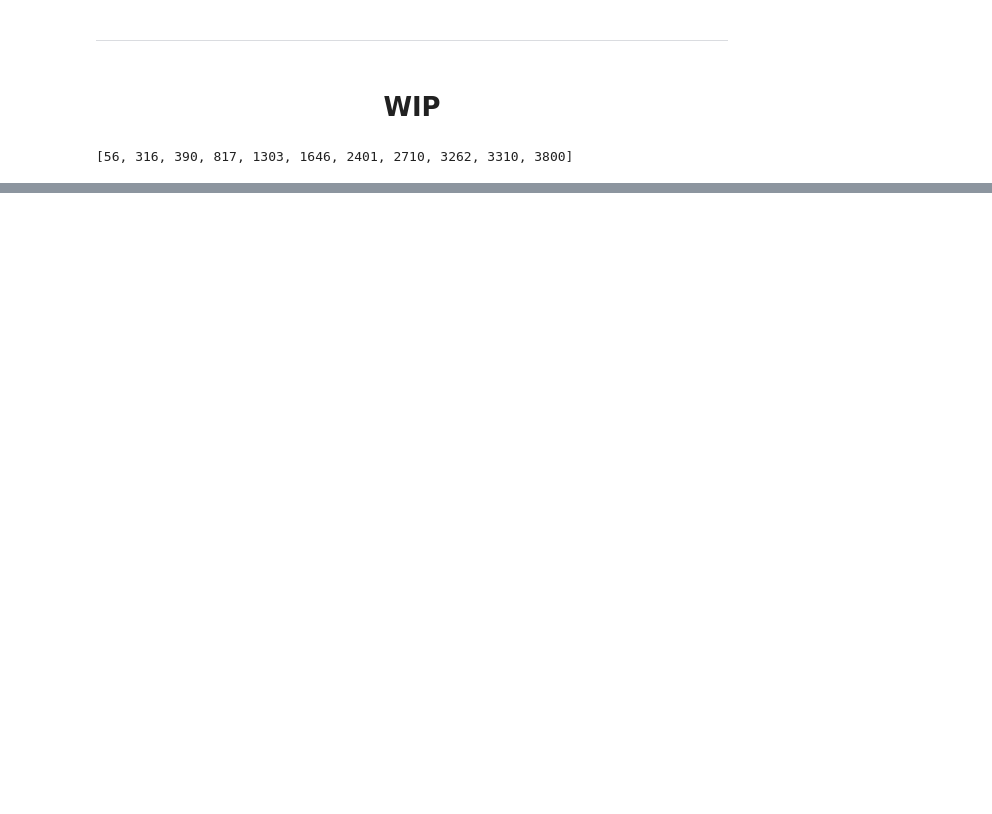
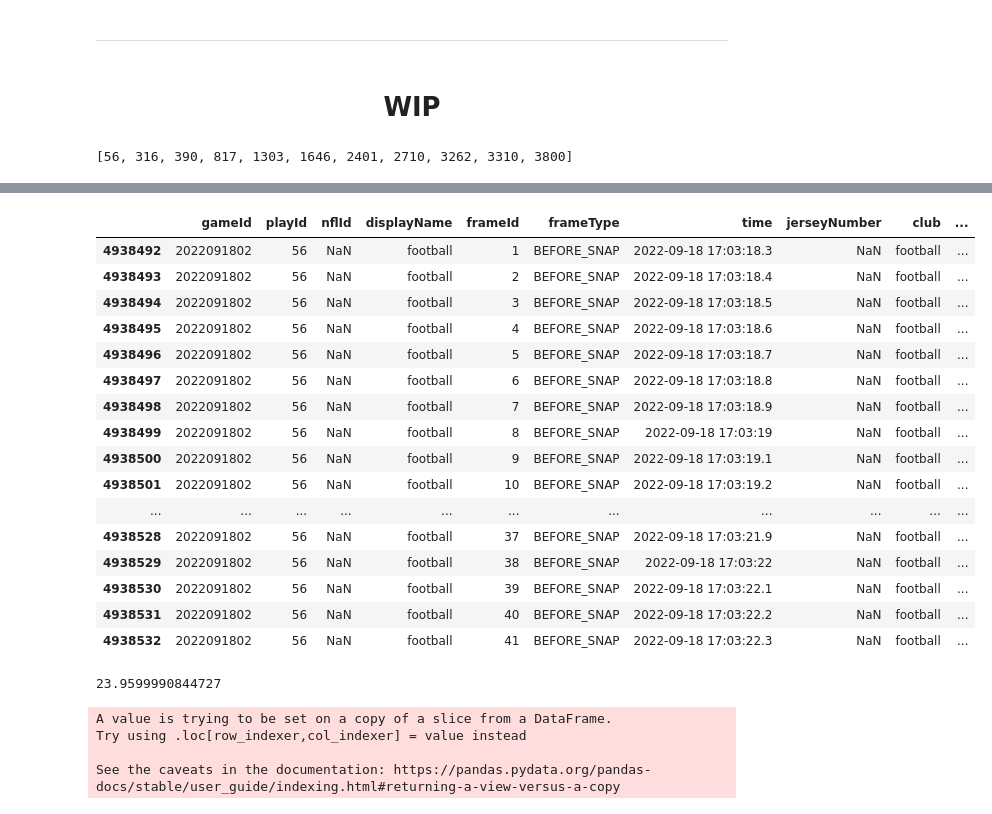
Before and after one commit to APoodle/NFL-Big-Data-Bowl-2025, a Jupyter notebook: nfl-big-data-bowl-2025.ipynb, the cells around one changed output, grey strips where cells are left out. Saved outputs shown, nothing was run; the diff lists cells and outputs as text; code cells hidden in the pictures; blank space fills up the shorter version.

Commit message:
Kaggle Notebook | NFL Big Data Bowl 2025 | Version .82

```diff
--- a/nfl-big-data-bowl-2025.ipynb
+++ b/nfl-big-data-bowl-2025.ipynb
@@ -249,0 +252,9 @@ amon_ra_plays
+# %%
+amon_ra_plays['playId'].unique().tolist()
+
+for play in wsh_game:
+    current_df = amon_ra_plays[(amon_ra_plays['playId'] == play) & (amon_ra_plays['frameType'] == 'BEFORE_SNAP')]
+    x = current_df[(current_df['event'] == 'huddle_break_offense') & (current_df['playId'] == play)]['x']
+    y = current_df[(current_df['event'] == 'huddle_break_offense') & (current_df['playId'] == play)]['y']
+
+print(x)
@@ -249,0 +291,39 @@ amon_ra_plays
+# %%
+current_df = amon_ra_plays[(amon_ra_plays['playId'] == 56) & (amon_ra_plays['frameType'] == 'BEFORE_SNAP') & (current_df['gameId'] == 2022091802)]
+
+test = current_df[(current_df['event'] == 'huddle_break_offense') & (current_df['playId'] == 56) & (current_df['gameId'] == 2022091802)]
+current_df[current_df['club'] == 'football']
+# %% [output]
+|  | gameId | playId | nflId | displayName | frameId | frameType | time | jerseyNumber | club | ... |
+| 4938492 | 2022091802 | 56 | NaN | football | 1 | BEFORE_SNAP | 2022-09-18 17:03:18.3 | NaN | football | ... |
+| 4938493 | 2022091802 | 56 | NaN | football | 2 | BEFORE_SNAP | 2022-09-18 17:03:18.4 | NaN | football | ... |
+| 4938494 | 2022091802 | 56 | NaN | football | 3 | BEFORE_SNAP | 2022-09-18 17:03:18.5 | NaN | football | ... |
+| 4938495 | 2022091802 | 56 | NaN | football | 4 | BEFORE_SNAP | 2022-09-18 17:03:18.6 | NaN | football | ... |
+| 4938496 | 2022091802 | 56 | NaN | football | 5 | BEFORE_SNAP | 2022-09-18 17:03:18.7 | NaN | football | ... |
+| 4938497 | 2022091802 | 56 | NaN | football | 6 | BEFORE_SNAP | 2022-09-18 17:03:18.8 | NaN | football | ... |
+| 4938498 | 2022091802 | 56 | NaN | football | 7 | BEFORE_SNAP | 2022-09-18 17:03:18.9 | NaN | football | ... |
+| 4938499 | 2022091802 | 56 | NaN | football | 8 | BEFORE_SNAP | 2022-09-18 17:03:19 | NaN | football | ... |
+| 4938500 | 2022091802 | 56 | NaN | football | 9 | BEFORE_SNAP | 2022-09-18 17:03:19.1 | NaN | football | ... |
+| 4938501 | 2022091802 | 56 | NaN | football | 10 | BEFORE_SNAP | 2022-09-18 17:03:19.2 | NaN | football | ... |
+| ... | ... | ... | ... | ... | ... | ... | ... | ... | ... | ... |
+| 4938528 | 2022091802 | 56 | NaN | football | 37 | BEFORE_SNAP | 2022-09-18 17:03:21.9 | NaN | football | ... |
+| 4938529 | 2022091802 | 56 | NaN | football | 38 | BEFORE_SNAP | 2022-09-18 17:03:22 | NaN | football | ... |
+| 4938530 | 2022091802 | 56 | NaN | football | 39 | BEFORE_SNAP | 2022-09-18 17:03:22.1 | NaN | football | ... |
+| 4938531 | 2022091802 | 56 | NaN | football | 40 | BEFORE_SNAP | 2022-09-18 17:03:22.2 | NaN | football | ... |
+| 4938532 | 2022091802 | 56 | NaN | football | 41 | BEFORE_SNAP | 2022-09-18 17:03:22.3 | NaN | football | ... |
+# %%
+condition = ((current_df['event'] == 'huddle_break_offense') & (current_df['playId'] == 56) & (current_df['gameId'] == 2022091802) & (current_df['club'] == 'football'))
+
+value_x = current_df.loc[condition, 'x'].iat[0]
+value_y = current_df.loc[condition, 'y'].iat[0]
+
+value_y
+# %% [output]
+23.9599990844727
+# %%
+current_df['x'] = current_df['x'].apply(lambda x: x - value_x)
+# %% [output]
+A value is trying to be set on a copy of a slice from a DataFrame.
+Try using .loc[row_indexer,col_indexer] = value instead
+
+See the caveats in the documentation: https://pandas.pydata.org/pandas-docs/stable/user_guide/indexing.html#returning-a-view-versus-a-copy
```
Also changed, not shown: parts of 6 cells of this notebook.
